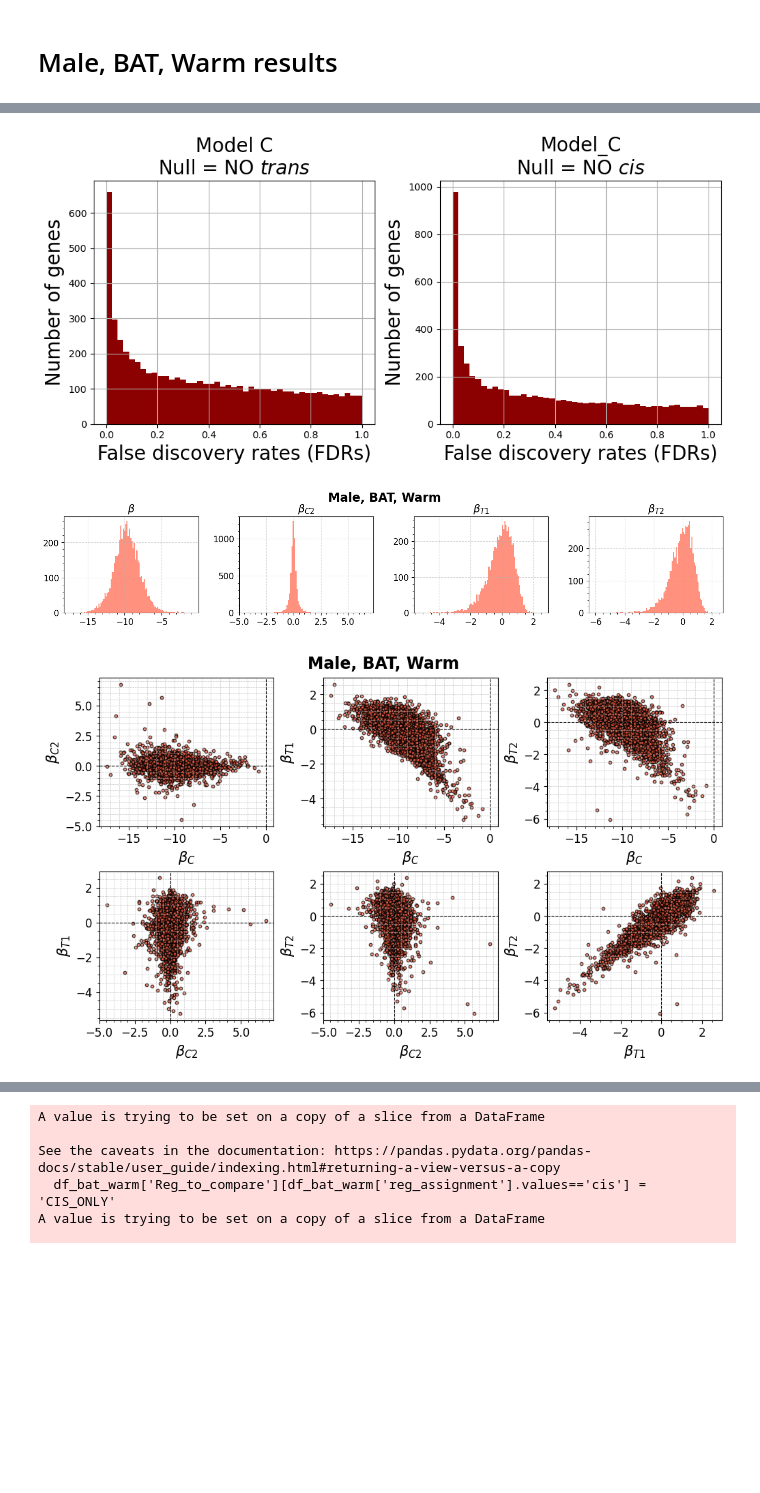
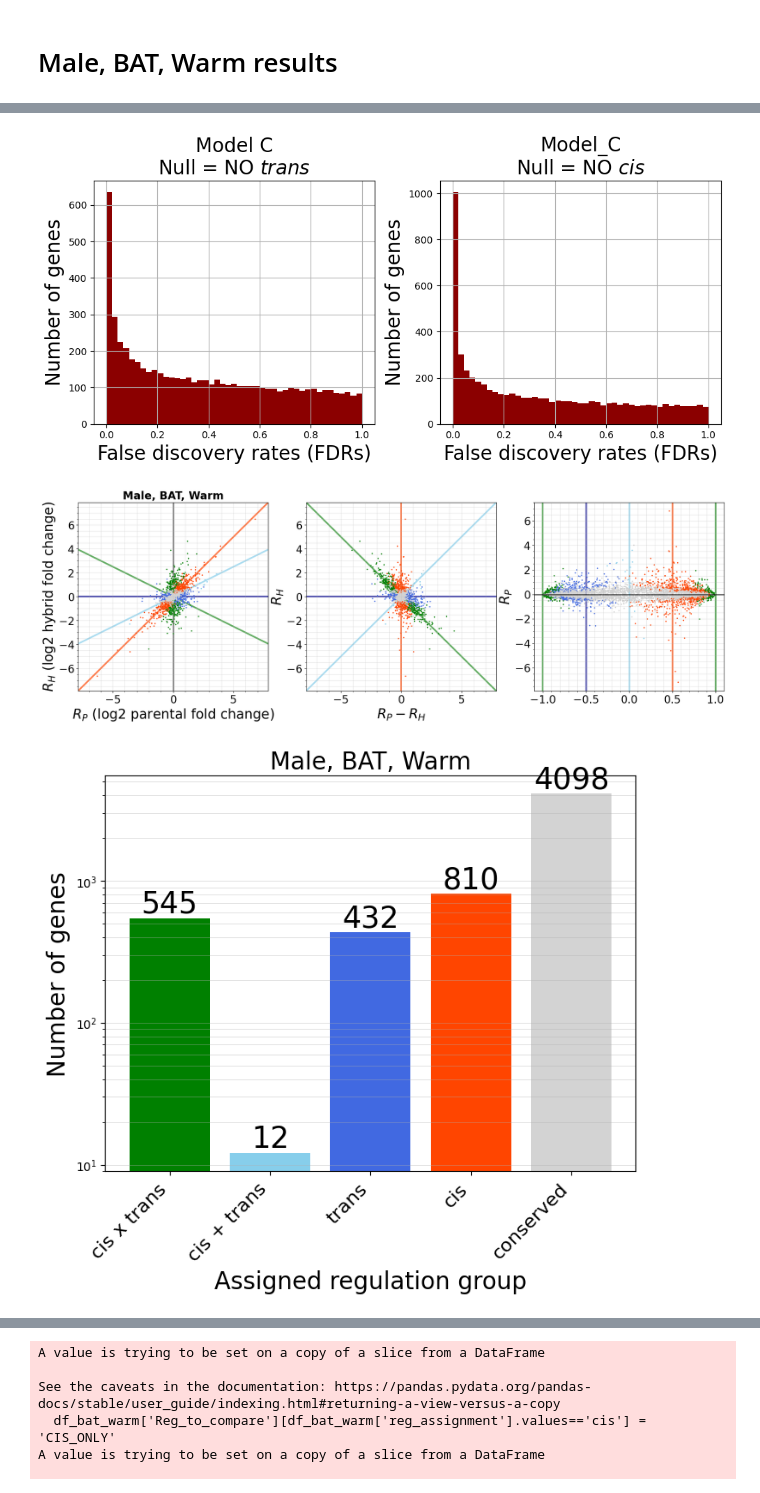
Before and after one commit to pachterlab/HCP_2024, a Jupyter notebook: analysis/analysis_Ballinger2.ipynb, the cells around one changed output, grey strips where cells are left out. Cells and saved outputs as stored; diff of their text form; code cells hidden in the pictures; blank space fills up the shorter version.

Commit message:
Adding Ballinger analysis.

```diff
--- a/analysis/analysis_Ballinger2.ipynb
+++ b/analysis/analysis_Ballinger2.ipynb
@@ -353,7 +355,11 @@ def make_triplot(coefficients,
 def make_triplot_horizontal(coefficients, fdr_no_cis, fdr_no_trans, genes, title):
     # use models to calculate values for parental and hybrid alleles
     cell_size = 10000
-    X_standard = np.array([[1,0,1,0], [1,1,0,1], [1,0,1,1], [1,1,1,1]])
+    X_standard = np.array([[1,0,1],
+                           [1,1,0],
+                           [1,0,.5],
+                           [1,1,.5]])
+
     num_test = len(coefficients)
 
     pred_counts = np.array([np.sum(coefficients.iloc[i,:].values*X_standard, axis=1) + np.log(cell_size) for i in range(num_test)])
@@ -587,8 +593,9 @@ def plot_alluvian2(df1, df2, title, column, reg_groups, alluvial_colors, plot_lo
     plt.show()
 # %%
 # gene names
-gene_names_raw1 = pd.read_csv("../data/ballinger/gProfiler_gene_names_1.csv")
-gene_names_raw = pd.read_csv("../data/ballinger/gProfiler_gene_names.csv")
+data_path = '../data/'
+gene_names_raw1 = pd.read_csv(data_path + "ballinger/gProfiler_gene_names_1.csv")
+gene_names_raw = pd.read_csv(data_path + "gProfiler_gene_names.csv")
 # concatenate
 gene_names_df = pd.concat((gene_names_raw1,gene_names_raw)).sort_values(by='name',ascending=True)
 gene_names = gene_names_df.name.values
@@ -741,20 +734,19 @@ same = sum(assigned_bat_cold.Reg_to_compare.values==df_bat_cold.Reg_to_compare.v
 # %% [markdown]
 # Male, BAT, Warm results
 # %%
-results_path = '../results/ballinger/male_BAT_warm_'
+results_path = '../results/BATwarm_'
 title_bat_warm = 'Male, BAT, Warm'
 
+coefficients_bat_warm = pd.read_csv(f'{results_path}weights_log_additive.csv',header=0,index_col=0)
+sig_df_ = pd.read_csv(f'{results_path}sig_log_additive.csv',header=0,index_col=0)
 
 
-pvals_no_cis_bat_warm = pd.read_csv(f'{results_path}edgeR_pvals_no_cis.csv').iloc[:,0].values
-pvals_no_trans_bat_warm = pd.read_csv(f'{results_path}edgeR_pvals_no_trans.csv').iloc[:,0].values
-fitted_values_bat_warm = pd.read_csv(f'{results_path}edgeR_fitted_vals.csv')
-coefficients_bat_warm = pd.read_csv(f'{results_path}edgeR_coefficients.csv')
+pvals_no_cis_bat_warm = sig_df_['raw_pval_beta_cis'].values
+pvals_no_trans_bat_warm = sig_df_['raw_pval_beta_trans'].values
 
-actual_values_bat_warm = pd.read_csv('../data/ballinger/male_BAT_warm_X.txt',delimiter='\t',header=None).T
 
 # assigned categories
-assigned_bat_warm = pd.read_csv('../data/ballinger/BAT.MALE.WARM.categories.forplot.txt',sep=' ')
+assigned_bat_warm = pd.read_csv(data_path + 'BAT.MALE.WARM.categories.forplot.txt',sep=' ')
 assigned_bat_warm = assigned_bat_warm.set_index( 'Unnamed: 0' )
 genes_bat_warm = np.sort(assigned_bat_warm.index.values)
 assigned_bat_warm = assigned_bat_warm.loc[ genes_bat_warm, :]
@@ -765,16 +757,15 @@ fdr_no_cis_bat_warm, fdr_no_trans_bat_warm = get_fdrs(pvals_no_cis_bat_warm,
                                                       title=title_bat_warm,visualize = True)
 
 # histogram and scatter plots of learned weights
-plot_weight_distributions(coefficients_bat_warm,
-                              title=title_bat_warm,
-                              color = 'tomato',
-                              bins=100)
+# plot_weight_distributions(coefficients_bat_warm,
+#                               title=title_bat_warm,
+#                               color = 'tomato',
+#                               bins=100)
 
-r2_bat_warm = get_r2(actual_values=actual_values_bat_warm,
-                     fitted_values=fitted_values_bat_warm,
-                     title=title_bat_warm,
-                     color='tomato')
-
+# r2_bat_warm = get_r2(actual_values=actual_values_bat_warm,
+#                      fitted_values=fitted_values_bat_warm,
+#                      title=title_bat_warm,
+#                      color='tomato')
 
 df_bat_warm = make_triplot_horizontal(coefficients=coefficients_bat_warm,
                  fdr_no_cis=fdr_no_cis_bat_warm,
@@ -790,3 +781,3 @@ plot_reg_bar(reg_assignments=df_bat_warm['reg_assignment'].values,
-[figure, old version]
+[figure, new version]
-[figure, old version]
+[figure, new version]
-[figure, old version]
+[figure, new version]
```
Also changed, not shown: parts of 34 cells of this notebook.
